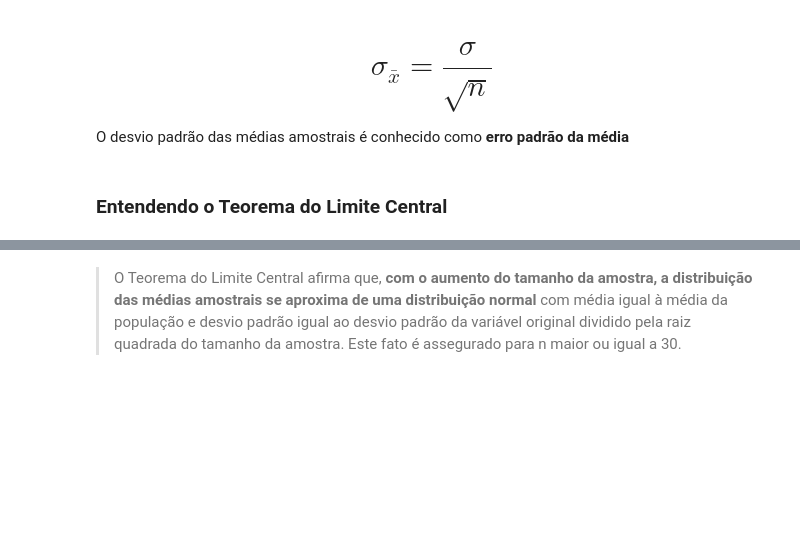
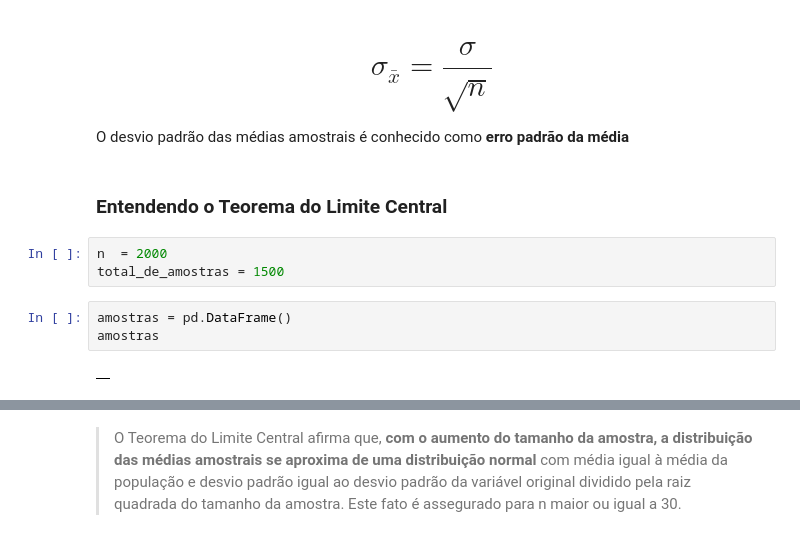
Before and after one commit to Marcus-Bernard0/data_science_alura, a Jupyter notebook: 7 - Estatística parte 2 - probabilidade e amostragem/Curso_de_Estatística_Parte_2.ipynb, the cells around one changed output, grey strips where cells are left out. Saved outputs shown, nothing was run; the diff lists cells and outputs as text; blank space fills up the shorter version.

```diff
--- a/7 - Estatística parte 2 - probabilidade e amostragem/Curso_de_Estatística_Parte_2.ipynb
+++ b/7 - Estatística parte 2 - probabilidade e amostragem/Curso_de_Estatística_Parte_2.ipynb
@@ -823,3 +823,11 @@ Suponha que os pesos dos sacos de arroz de uma indústria alimentícia se distri
 O desvio padrão das médias amostrais é conhecido como **erro padrão da média**
 # %% [markdown]
 ### Entendendo o Teorema do Limite Central
+# %%
+n  = 2000
+total_de_amostras = 1500
+# %%
+amostras = pd.DataFrame()
+amostras
+# %% [output]
+|  |
```
Also changed, not shown: parts of 11 cells of this notebook.
